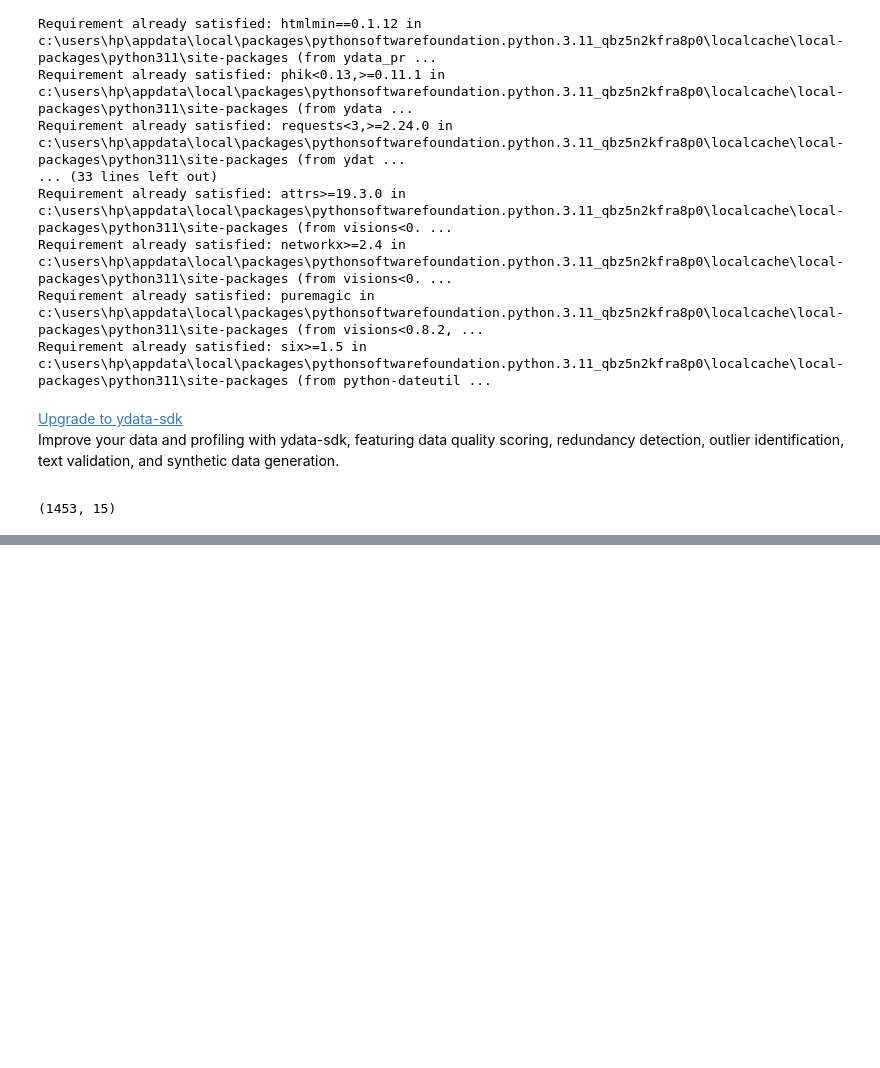
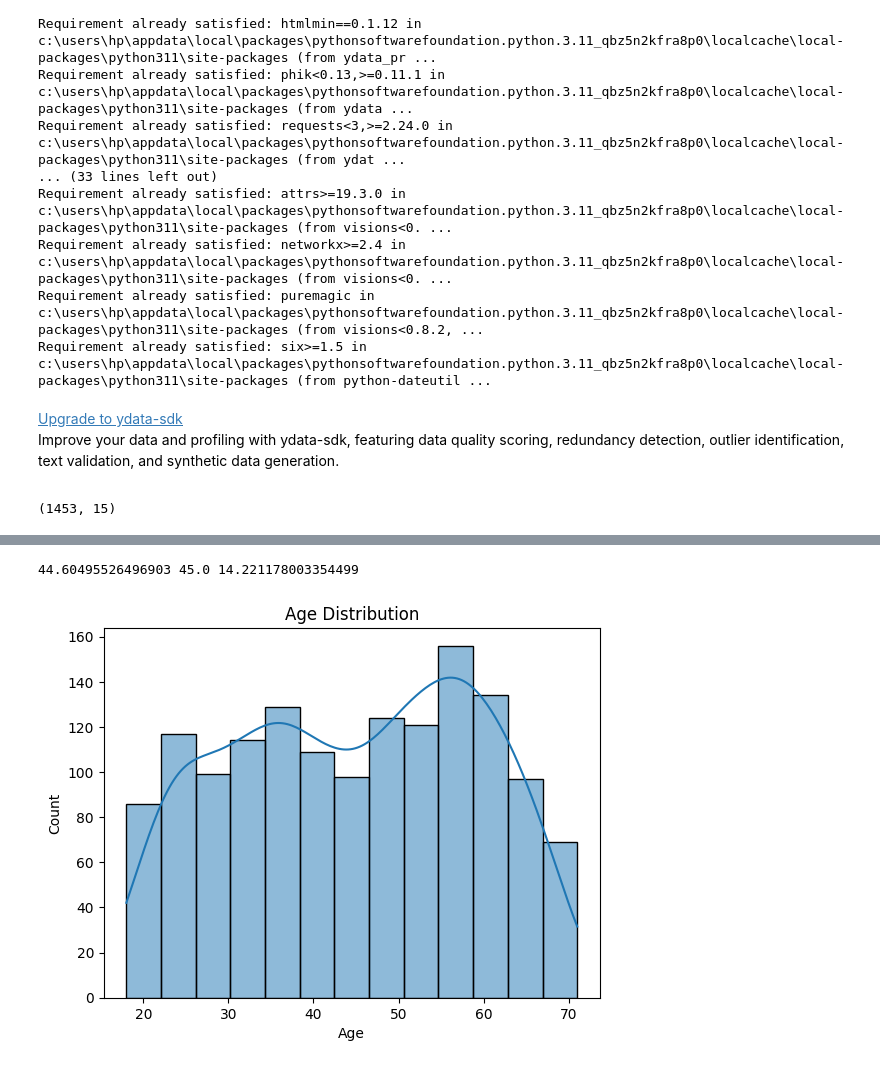
Before and after one commit to amankumarchy5423/McDonalds-Case-Study, a Jupyter notebook: Source-code.ipynb, the cells around one changed output, grey strips where cells are left out. Cells and saved outputs as stored; diff of their text form; code cells hidden in the pictures; blank space fills up the shorter version.

```diff
--- a/Source-code.ipynb
+++ b/Source-code.ipynb
@@ -42,0 +71,3 @@ df.shape
+# %%
+print(f"{df.isnull().sum()}")         # Count missing
+df = df.dropna()          # Drop rows with missing values (or use fillna)
@@ -42,0 +91,11 @@ df.shape
+# %%
+# Univariate Analysis of Age
+print(df['Age'].mean(), df['Age'].median(), df['Age'].std())
+
+# Plot
+sns.histplot(df['Age'], kde=True)
+plt.title('Age Distribution')
+plt.show()
+# %% [output]
+44.60495526496903 45.0 14.221178003354499
+[figure, added]
```
Also changed, not shown: parts of 22 cells of this notebook, 2 other files.
